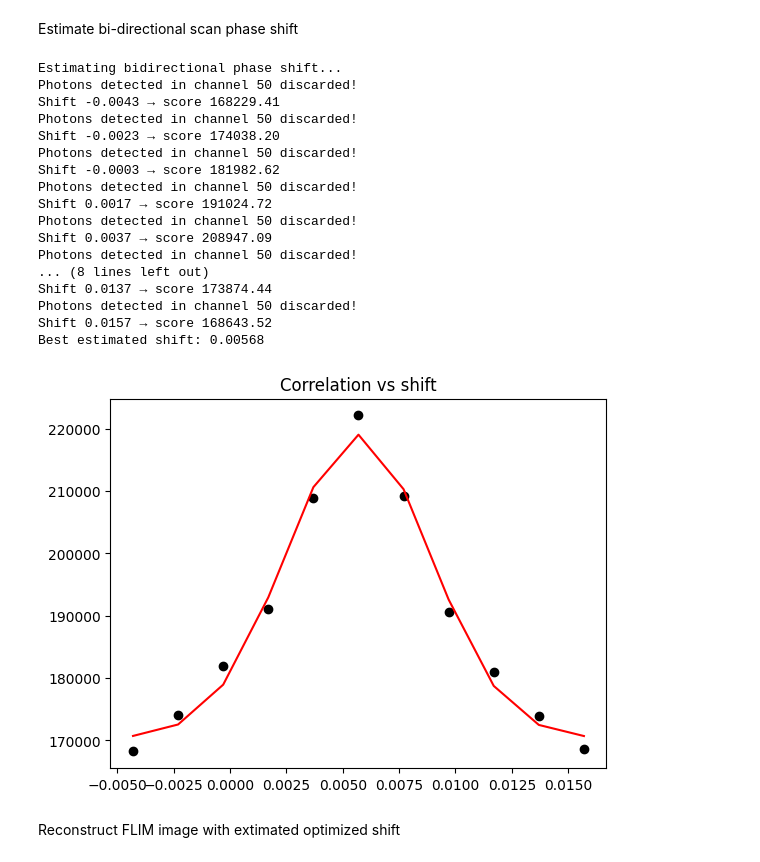
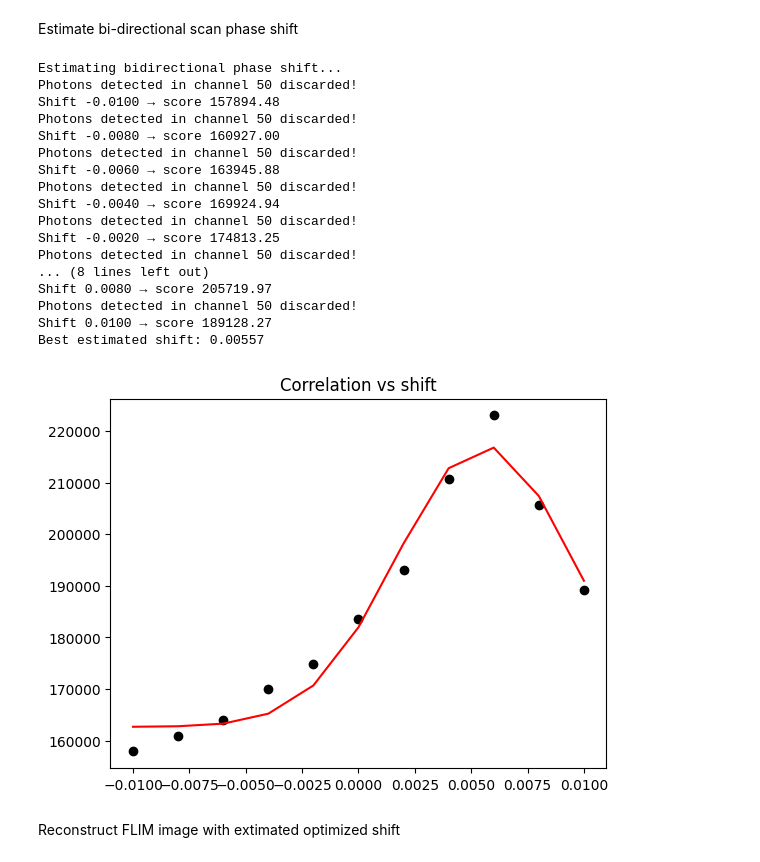
Before and after one commit to IMCF-Biocev/tttrkit, a Jupyter notebook: examples/image_reconstruction.ipynb, the cells around one changed output. Cells and saved outputs as stored; diff of their text form; code cells hidden in the pictures.

Commit message:
Bi-directional scan phase estimation pimped

```diff
--- a/examples/image_reconstruction.ipynb
+++ b/examples/image_reconstruction.ipynb
@@ -153,37 +153,36 @@ Estimate bi-directional scan phase shift
 # %%
 from ptuio.utils import estimate_bidirectional_shift
 
 estimated_phase = estimate_bidirectional_shift(
         reader=reader,
-        config=cfg,
-        # roi_mask=roi # if roi is given, it is actually slower. Maybe deprecate and do estimation just on the first chunk?
-    )
+        config=cfg
+        )
 
 cfg.bidirectional_phase_shift, scores = estimated_phase
 _, ax = plt.subplots()
 ax.plot(scores[0],scores[1],color='black',marker='o',linestyle='')
 ax.plot(scores[0],scores[2],color='red',linestyle='-')
 ax.set_title('Correlation vs shift')
 plt.show()
 # %% [output]
 Estimating bidirectional phase shift...
 Photons detected in channel 50 discarded!
-Shift -0.0043 → score 168229.41
+Shift -0.0100 → score 157894.48
 Photons detected in channel 50 discarded!
-Shift -0.0023 → score 174038.20
+Shift -0.0080 → score 160927.00
 Photons detected in channel 50 discarded!
-Shift -0.0003 → score 181982.62
+Shift -0.0060 → score 163945.88
 Photons detected in channel 50 discarded!
-Shift 0.0017 → score 191024.72
+Shift -0.0040 → score 169924.94
 Photons detected in channel 50 discarded!
-Shift 0.0037 → score 208947.09
+Shift -0.0020 → score 174813.25
 Photons detected in channel 50 discarded!
 ... (8 lines left out)
-Shift 0.0137 → score 173874.44
+Shift 0.0080 → score 205719.97
 Photons detected in channel 50 discarded!
-Shift 0.0157 → score 168643.52
-Best estimated shift: 0.00568
+Shift 0.0100 → score 189128.27
+Best estimated shift: 0.00557
-[figure, old version]
+[figure, new version]
 # %% [markdown]
 Reconstruct FLIM image with extimated optimized shift
 # %%
```
Also changed, not shown: parts of 1 cell of this notebook.
